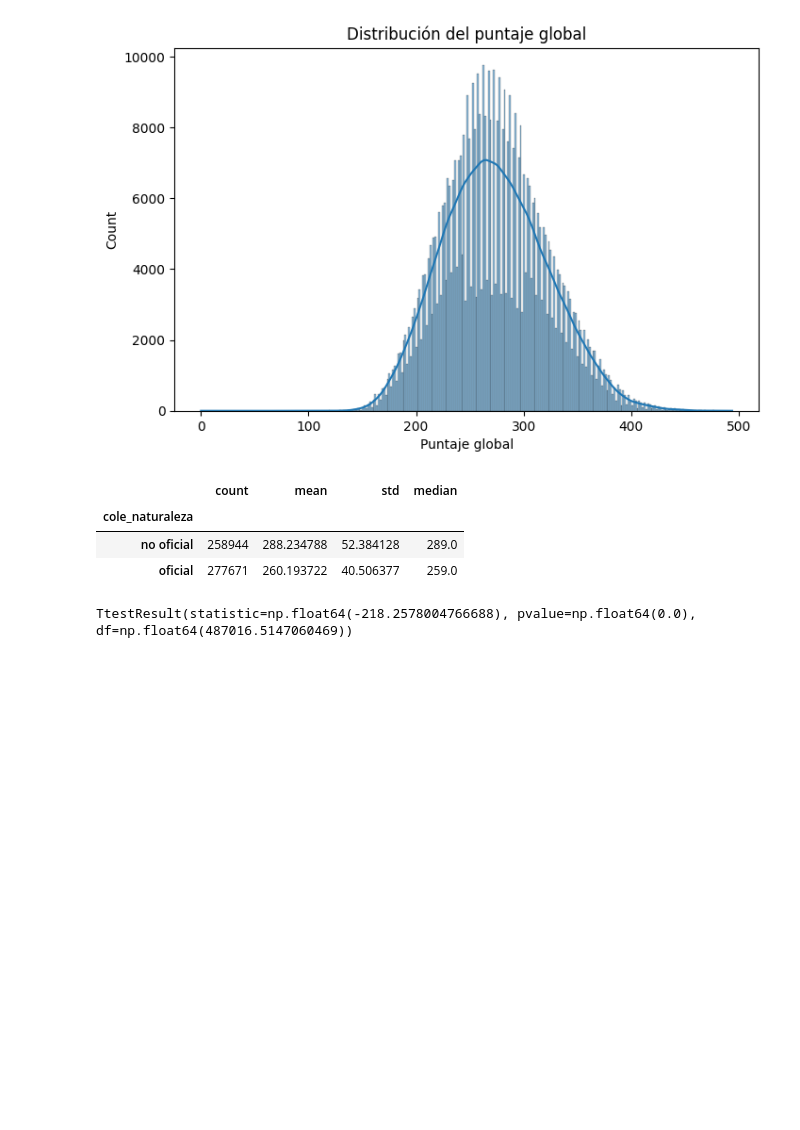
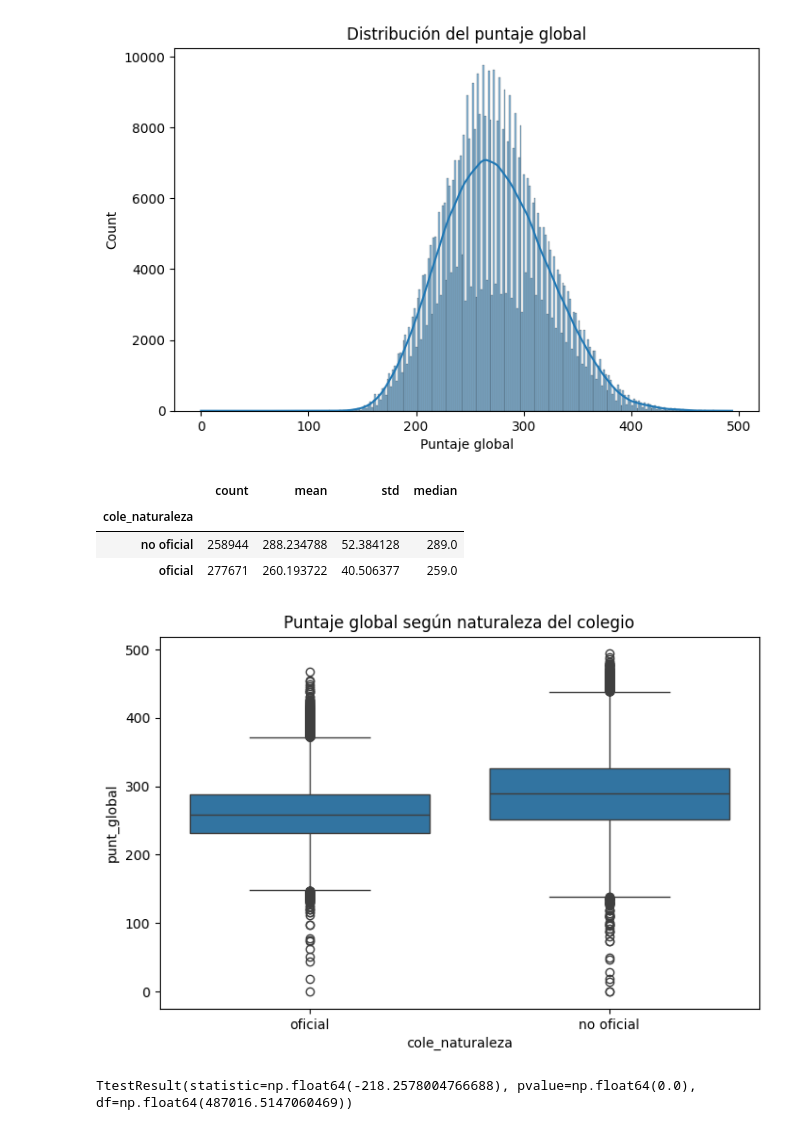
Before and after one commit to jhernandezj09/Proyecto-1, a Jupyter notebook: notebooks/AnalisisDatopPregunta2.ipynb, the cells around one changed output. Cells and saved outputs as stored; diff of their text form; code cells hidden in the pictures; blank space fills up the shorter version.

```diff
--- a/notebooks/AnalisisDatopPregunta2.ipynb
+++ b/notebooks/AnalisisDatopPregunta2.ipynb
@@ -44,6 +44,13 @@ df.groupby("cole_naturaleza")["punt_global"].agg(["count","mean","std","median"]
 | cole_naturaleza |  |  |  |  |
 | no oficial | 258944 | 288.234788 | 52.384128 | 289.0 |
 | oficial | 277671 | 260.193722 | 40.506377 | 259.0 |
+# %%
+plt.figure(figsize=(8,5))
+sns.boxplot(x="cole_naturaleza", y="punt_global", data=df)
+plt.title("Puntaje global según naturaleza del colegio")
+plt.show()
+# %% [output]
+[figure, added]
 # %%
 oficial = df[df["cole_naturaleza"]=="oficial"]["punt_global"]
 no_oficial = df[df["cole_naturaleza"]=="no oficial"]["punt_global"]
```
Also changed, not shown: parts of 1 cell of this notebook, 1 other file.
